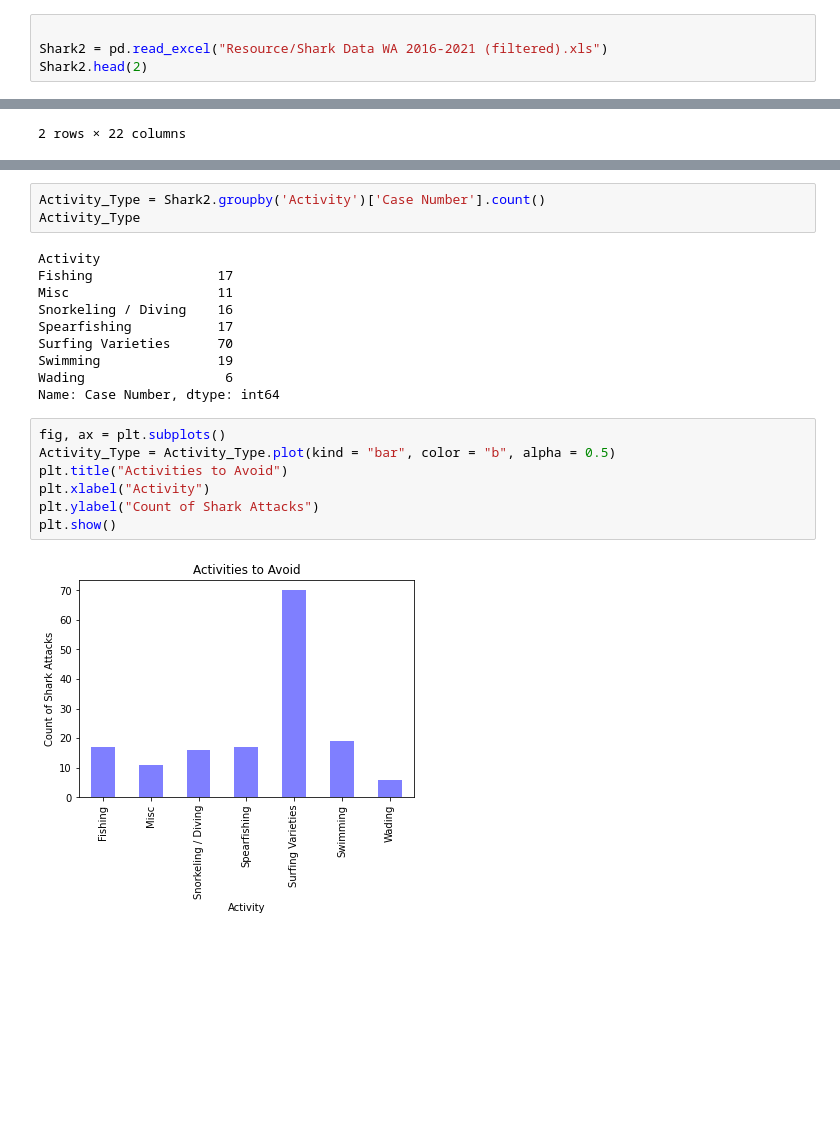
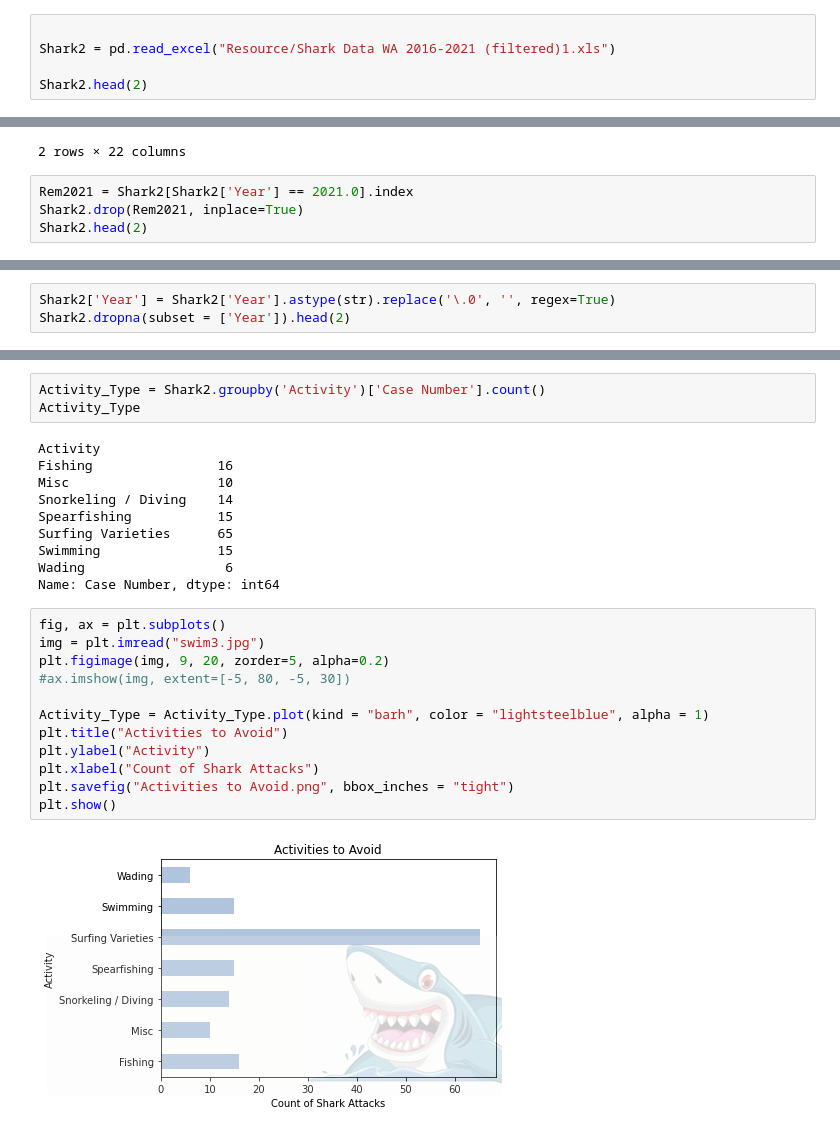
Before and after one commit to CMac-code/Project_Shark, a Jupyter notebook: Shark2.ipynb, the cells around one changed output, grey strips where cells are left out. Cells and saved outputs as stored; diff of their text form; blank space fills up the shorter version.

Commit message:
Updating excel file & Shark2 file

```diff
--- a/Shark2.ipynb
+++ b/Shark2.ipynb
@@ -7,9 +9,14 @@ import numpy as np
 # %%
 
-Shark2 = pd.read_excel("Resource/Shark Data WA 2016-2021 (filtered).xls")
+Shark2 = pd.read_excel("Resource/Shark Data WA 2016-2021 (filtered)1.xls")
+
 Shark2.head(2)
 # %% [output]
 |  | Case Number | Date | Year | Type | Country | Area | Location | Activity | Name | Sex | ... |
 | 0 | 2016.12.06 | 06-Dec-2016 | 2016.0 | Provoked | AUSTRALIA | New South Wales | Merimbula | Surf fishing | Jesse Phillips | M | ... |
 | 1 | 2020.11.02 | 02-Nov-2020 | 2020.0 | Unprovoked | AUSTRALIA | New South Wales | Town Beach, Port Macquarie | Surfing | male | M | ... |
 2 rows × 22 columns
+# %%
+Rem2021 = Shark2[Shark2['Year'] == 2021.0].index
+Shark2.drop(Rem2021, inplace=True)
+Shark2.head(2)
@@ -15,0 +39,3 @@ Shark2.head(2)
+# %%
+Shark2['Year'] = Shark2['Year'].astype(str).replace('\.0', '', regex=True)
+Shark2.dropna(subset = ['Year']).head(2)
@@ -68,20 +133,25 @@ Activity_Type = Shark2.groupby('Activity')['Case Number'].count()
 Activity_Type
 # %% [output]
 Activity
-Fishing                17
-Misc                   11
-Snorkeling / Diving    16
-Spearfishing           17
-Surfing Varieties      70
-Swimming               19
+Fishing                16
+Misc                   10
+Snorkeling / Diving    14
+Spearfishing           15
+Surfing Varieties      65
+Swimming               15
 Wading                  6
 Name: Case Number, dtype: int64
 # %%
 fig, ax = plt.subplots()
-Activity_Type = Activity_Type.plot(kind = "bar", color = "b", alpha = 0.5)
+img = plt.imread("swim3.jpg")
+plt.figimage(img, 9, 20, zorder=5, alpha=0.2)
+#ax.imshow(img, extent=[-5, 80, -5, 30])
+
+Activity_Type = Activity_Type.plot(kind = "barh", color = "lightsteelblue", alpha = 1)
 plt.title("Activities to Avoid")
-plt.xlabel("Activity")
-plt.ylabel("Count of Shark Attacks")
+plt.ylabel("Activity")
+plt.xlabel("Count of Shark Attacks")
+plt.savefig("Activities to Avoid.png", bbox_inches = "tight")
 plt.show()
 # %% [output]
-[figure, old version]
+[figure, new version]
```
Also changed, not shown: parts of 10 cells of this notebook, 1 other file.
